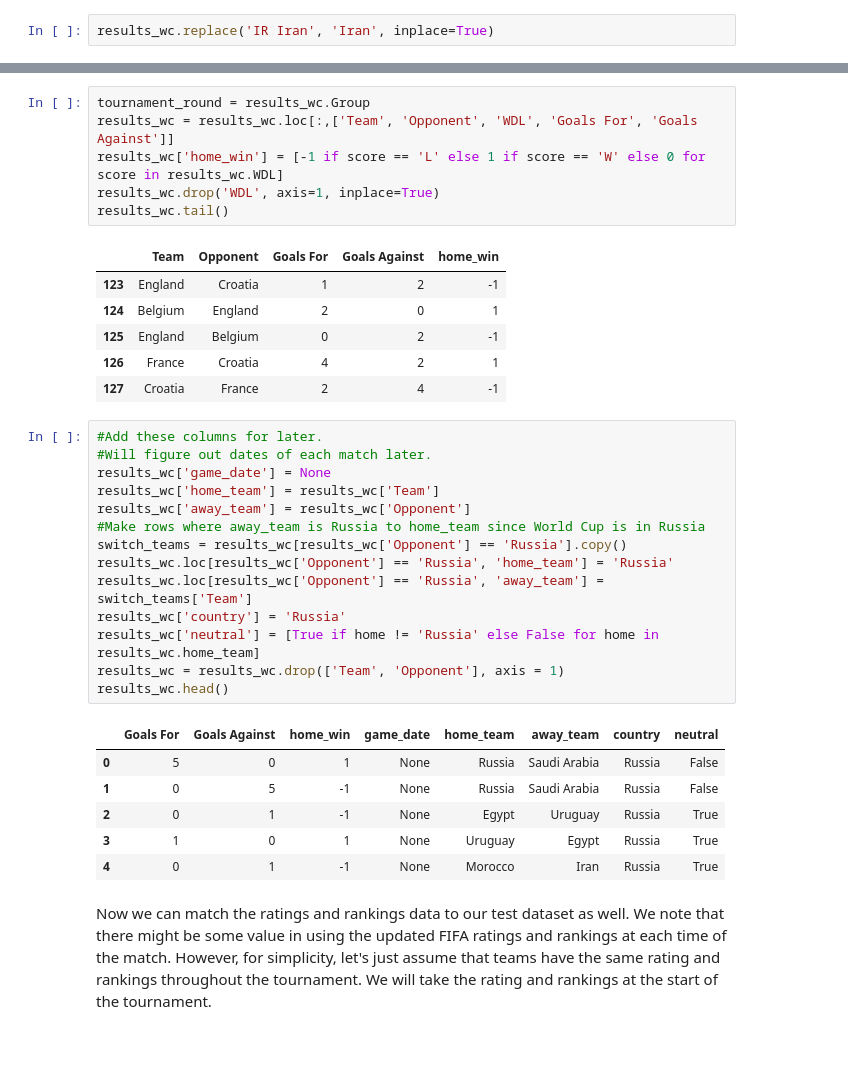
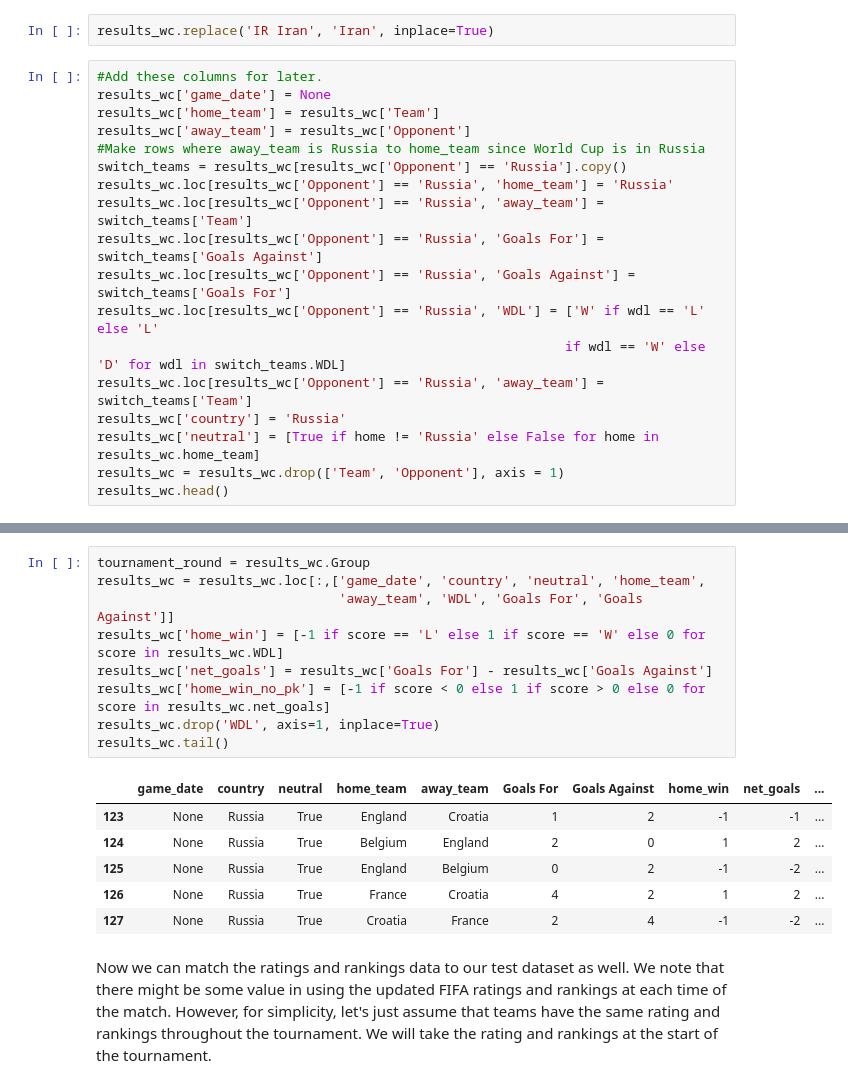
Before and after one commit to AC209aWC2018/World-Cup-2018, a Jupyter notebook: sofifa/sofifa-train-test.ipynb, the cells around one changed output, grey strips where cells are left out. Cells and saved outputs as stored; diff of their text form; blank space fills up the shorter version.

```diff
--- a/sofifa/sofifa-train-test.ipynb
+++ b/sofifa/sofifa-train-test.ipynb
@@ -407,3 +407,21 @@ Cannot Find in Ratings IR Iran
 Cannot Find in Rankings IR Iran
 # %%
 results_wc.replace('IR Iran', 'Iran', inplace=True)
+# %%
+#Add these columns for later.
+results_wc['game_date'] = None
+results_wc['home_team'] = results_wc['Team']
+results_wc['away_team'] = results_wc['Opponent']
+#Make rows where away_team is Russia to home_team since World Cup is in Russia
+switch_teams = results_wc[results_wc['Opponent'] == 'Russia'].copy()
+results_wc.loc[results_wc['Opponent'] == 'Russia', 'home_team'] = 'Russia'
+results_wc.loc[results_wc['Opponent'] == 'Russia', 'away_team'] = switch_teams['Team']
+results_wc.loc[results_wc['Opponent'] == 'Russia', 'Goals For'] = switch_teams['Goals Against']
+results_wc.loc[results_wc['Opponent'] == 'Russia', 'Goals Against'] = switch_teams['Goals For']
+results_wc.loc[results_wc['Opponent'] == 'Russia', 'WDL'] = ['W' if wdl == 'L' else 'L'
+                                                            if wdl == 'W' else 'D' for wdl in switch_teams.WDL]
+results_wc.loc[results_wc['Opponent'] == 'Russia', 'away_team'] = switch_teams['Team']
+results_wc['country'] = 'Russia'
+results_wc['neutral'] = [True if home != 'Russia' else False for home in results_wc.home_team]
+results_wc = results_wc.drop(['Team', 'Opponent'], axis = 1)
+results_wc.head()
@@ -410,37 +436,19 @@ results_wc.replace('IR Iran', 'Iran', inplace=True)
 # %%
 tournament_round = results_wc.Group
-results_wc = results_wc.loc[:,['Team', 'Opponent', 'WDL', 'Goals For', 'Goals Against']]
+results_wc = results_wc.loc[:,['game_date', 'country', 'neutral', 'home_team',
+                               'away_team', 'WDL', 'Goals For', 'Goals Against']]
 results_wc['home_win'] = [-1 if score == 'L' else 1 if score == 'W' else 0 for score in results_wc.WDL]
+results_wc['net_goals'] = results_wc['Goals For'] - results_wc['Goals Against']
+results_wc['home_win_no_pk'] = [-1 if score < 0 else 1 if score > 0 else 0 for score in results_wc.net_goals]
 results_wc.drop('WDL', axis=1, inplace=True)
 results_wc.tail()
 # %% [output]
-|  | Team | Opponent | Goals For | Goals Against | home_win |
-| 123 | England | Croatia | 1 | 2 | -1 |
-| 124 | Belgium | England | 2 | 0 | 1 |
-| 125 | England | Belgium | 0 | 2 | -1 |
-| 126 | France | Croatia | 4 | 2 | 1 |
-| 127 | Croatia | France | 2 | 4 | -1 |
+|  | game_date | country | neutral | home_team | away_team | Goals For | Goals Against | home_win | net_goals | ... |
+| 123 | None | Russia | True | England | Croatia | 1 | 2 | -1 | -1 | ... |
+| 124 | None | Russia | True | Belgium | England | 2 | 0 | 1 | 2 | ... |
+| 125 | None | Russia | True | England | Belgium | 0 | 2 | -1 | -2 | ... |
+| 126 | None | Russia | True | France | Croatia | 4 | 2 | 1 | 2 | ... |
+| 127 | None | Russia | True | Croatia | France | 2 | 4 | -1 | -2 | ... |
-# %%
-#Add these columns for later.
-#Will figure out dates of each match later.
-results_wc['game_date'] = None
-results_wc['home_team'] = results_wc['Team']
-results_wc['away_team'] = results_wc['Opponent']
-#Make rows where away_team is Russia to home_team since World Cup is in Russia
-switch_teams = results_wc[results_wc['Opponent'] == 'Russia'].copy()
-results_wc.loc[results_wc['Opponent'] == 'Russia', 'home_team'] = 'Russia'
-results_wc.loc[results_wc['Opponent'] == 'Russia', 'away_team'] = switch_teams['Team']
-results_wc['country'] = 'Russia'
-results_wc['neutral'] = [True if home != 'Russia' else False for home in results_wc.home_team]
-results_wc = results_wc.drop(['Team', 'Opponent'], axis = 1)
-results_wc.head()
-# %% [output]
-|  | Goals For | Goals Against | home_win | game_date | home_team | away_team | country | neutral |
-| 0 | 5 | 0 | 1 | None | Russia | Saudi Arabia | Russia | False |
-| 1 | 0 | 5 | -1 | None | Russia | Saudi Arabia | Russia | False |
-| 2 | 0 | 1 | -1 | None | Egypt | Uruguay | Russia | True |
-| 3 | 1 | 0 | 1 | None | Uruguay | Egypt | Russia | True |
-| 4 | 0 | 1 | -1 | None | Morocco | Iran | Russia | True |
 # %% [markdown]
 Now we can match the ratings and rankings data to our test dataset as well. We note that there might be some value in using the updated FIFA ratings and rankings at each time of the match. However, for simplicity, let's just assume that teams have the same rating and rankings throughout the tournament. We will take the rating and rankings at the start of the tournament.
 # %%
```
Also changed, not shown: parts of 10 cells of this notebook, 12 other files.
